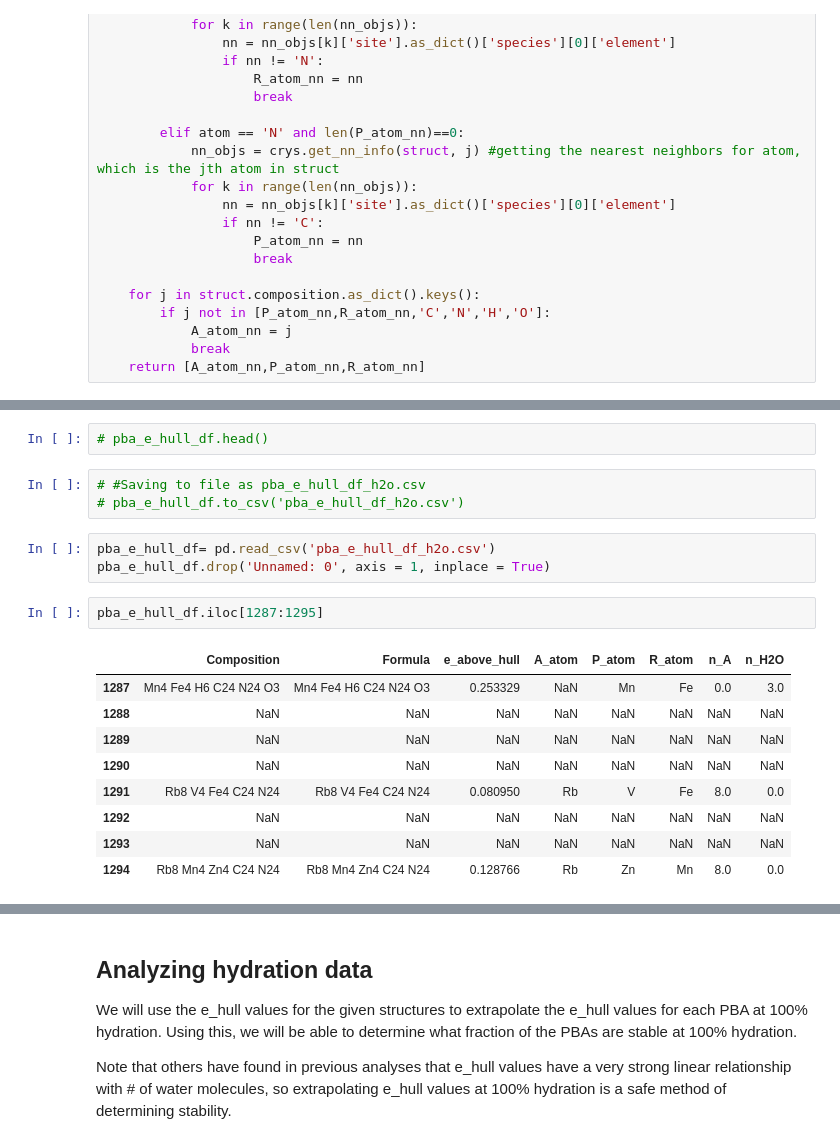
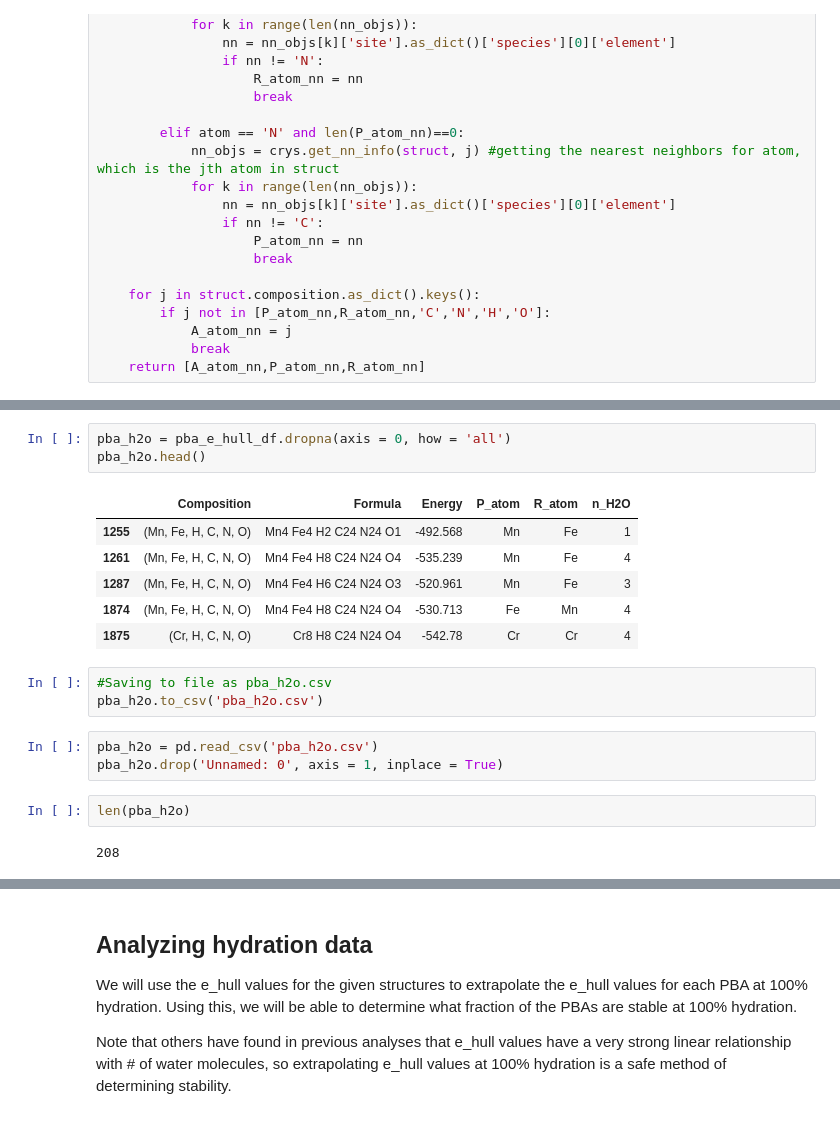
Before and after one commit to ewoodbury/my_pba_analysis, a Jupyter notebook: 04 - Hydration Analysis.ipynb, the cells around one changed output, grey strips where cells are left out. Saved outputs shown, nothing was run; the diff lists cells and outputs as text.

```diff
--- a/04 - Hydration Analysis.ipynb
+++ b/04 - Hydration Analysis.ipynb
@@ -226,21 +267,21 @@ Here, we extract the e_hull, A/P/R atoms, # A atoms, and # water molecules for e
-# %%
-# pba_e_hull_df.head()
+# %%
+pba_h2o = pba_e_hull_df.dropna(axis = 0, how = 'all')
+pba_h2o.head()
+# %% [output]
+|  | Composition | Formula | Energy | P_atom | R_atom | n_H2O |
+| 1255 | (Mn, Fe, H, C, N, O) | Mn4 Fe4 H2 C24 N24 O1 | -492.568 | Mn | Fe | 1 |
+| 1261 | (Mn, Fe, H, C, N, O) | Mn4 Fe4 H8 C24 N24 O4 | -535.239 | Mn | Fe | 4 |
+| 1287 | (Mn, Fe, H, C, N, O) | Mn4 Fe4 H6 C24 N24 O3 | -520.961 | Mn | Fe | 3 |
+| 1874 | (Mn, Fe, H, C, N, O) | Mn4 Fe4 H8 C24 N24 O4 | -530.713 | Fe | Mn | 4 |
+| 1875 | (Cr, H, C, N, O) | Cr8 H8 C24 N24 O4 | -542.78 | Cr | Cr | 4 |
 # %%
-# #Saving to file as pba_e_hull_df_h2o.csv
-# pba_e_hull_df.to_csv('pba_e_hull_df_h2o.csv')
+#Saving to file as pba_h2o.csv
+pba_h2o.to_csv('pba_h2o.csv')
 # %%
-pba_e_hull_df= pd.read_csv('pba_e_hull_df_h2o.csv')
-pba_e_hull_df.drop('Unnamed: 0', axis = 1, inplace = True)
+pba_h2o = pd.read_csv('pba_h2o.csv')
+pba_h2o.drop('Unnamed: 0', axis = 1, inplace = True)
-# %%
-pba_e_hull_df.iloc[1287:1295]
-# %% [output]
-|  | Composition | Formula | e_above_hull | A_atom | P_atom | R_atom | n_A | n_H2O |
-| 1287 | Mn4 Fe4 H6 C24 N24 O3 | Mn4 Fe4 H6 C24 N24 O3 | 0.253329 | NaN | Mn | Fe | 0.0 | 3.0 |
-| 1288 | NaN | NaN | NaN | NaN | NaN | NaN | NaN | NaN |
-| 1289 | NaN | NaN | NaN | NaN | NaN | NaN | NaN | NaN |
-| 1290 | NaN | NaN | NaN | NaN | NaN | NaN | NaN | NaN |
-| 1291 | Rb8 V4 Fe4 C24 N24 | Rb8 V4 Fe4 C24 N24 | 0.080950 | Rb | V | Fe | 8.0 | 0.0 |
-| 1292 | NaN | NaN | NaN | NaN | NaN | NaN | NaN | NaN |
-| 1293 | NaN | NaN | NaN | NaN | NaN | NaN | NaN | NaN |
-| 1294 | Rb8 Mn4 Zn4 C24 N24 | Rb8 Mn4 Zn4 C24 N24 | 0.128766 | Rb | Zn | Mn | 8.0 | 0.0 |
+# %%
+len(pba_h2o)
+# %% [output]
+208
 # %%
```
Also changed, not shown: parts of 63 cells of this notebook.
